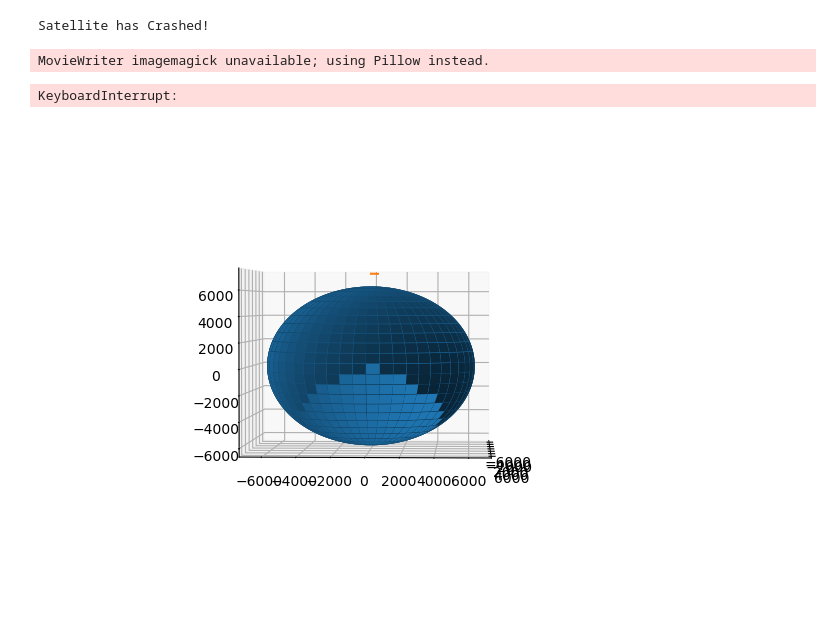
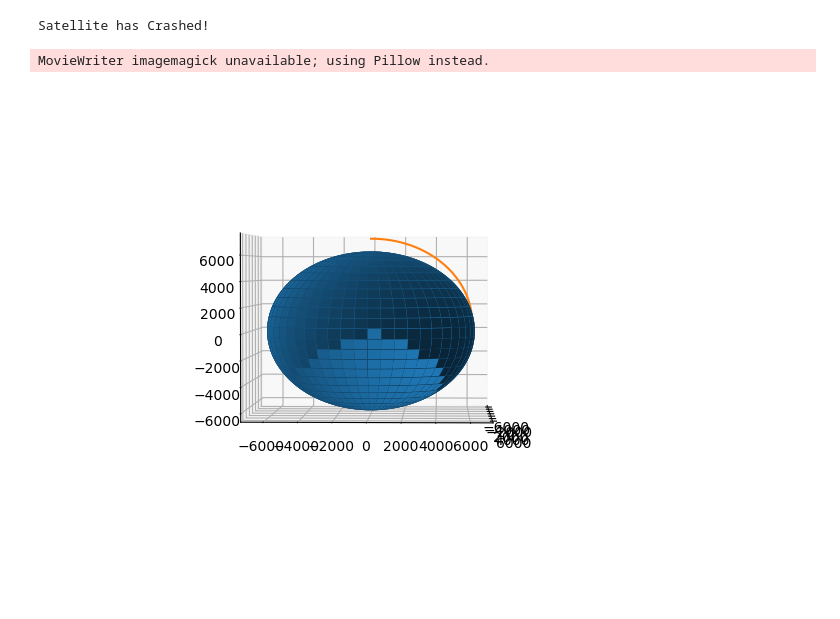
Before and after one commit to gulldhhhhh/ES98B-Skylab, a Jupyter notebook: Code/Simulator/Simulator_0.ipynb, the cells around one changed output. Drawn from its saved outputs; the diff is of its cells as text; code cells hidden in the pictures.

```diff
--- a/Code/Simulator/Simulator_0.ipynb
+++ b/Code/Simulator/Simulator_0.ipynb
@@ -602,50 +622,49 @@ poshist, althist = Simulator(satellite_parameters, radar_parameters)
 # %% [output]
 Satellite has Crashed!
 # %%
-# from matplotlib import animation
+from matplotlib import animation
 
-# poshist = np.array(poshist)
-# init_elev = Cart2Spher(np.array([poshist[0]]))[0][1]
-# final_azmth = Cart2Spher(np.array([poshist[-1]]))[0][2]
+poshist = np.array(poshist)
+init_elev = Cart2Spher(np.array([poshist[0]]))[0][1]
+final_azmth = Cart2Spher(np.array([poshist[-1]]))[0][2]
 
-# fig = plt.figure()
-# ax1 = fig.add_subplot(111, projection='3d')
-# ax1.plot_surface(earth_ellipsoid[0],earth_ellipsoid[1],earth_ellipsoid[2])
-# line, = ax1.plot(poshist[:,0],poshist[:,1],poshist[:,2])
+fig = plt.figure()
+plt.axis('off')
+ax1 = fig.add_subplot(111, projection='3d')
+ax1.plot_surface(earth_ellipsoid[0],earth_ellipsoid[1],earth_ellipsoid[2])
+line, = ax1.plot(poshist[:,0],poshist[:,1],poshist[:,2])
 
-# ax1.view_init(elev = init_elev + np.pi/2, azim = final_azmth + np.pi/2)
+ax1.view_init(elev = init_elev + np.pi/2, azim = final_azmth + np.pi/4)
 
-# # ax_elevation = plt.axes([0.15,0.02,0.4,0.02])
-# # ax_azimuth = plt.axes([0.15,0.05,0.4,0.02])
-# # slider_elevation = Slider(ax_elevation, 'Elevation', -180, 180, valinit=0)
-# # slider_azimuth = Slider(ax_azimuth, 'Azimuth', -180, 180, valinit=-60)
+# ax_elevation = plt.axes([0.15,0.02,0.4,0.02])
+# ax_azimuth = plt.axes([0.15,0.05,0.4,0.02])
+# slider_elevation = Slider(ax_elevation, 'Elevation', -180, 180, valinit=0)
+# slider_azimuth = Slider(ax_azimuth, 'Azimuth', -180, 180, valinit=-60)
 
-# # def update_view(val):
-# #     ax.view_init(elev=slider_elevation.val, azim=slider_azimuth.val)
+# def update_view(val):
+#     ax.view_init(elev=slider_elevation.val, azim=slider_azimuth.val)
 
-# def update(num, poshist, line):
-#     line.set_data(np.array([poshist[:num,0], poshist[:num,1]]))
-#     line.set_3d_properties(np.array(poshist[:num,2]))
+def update(num, poshist, line):
+    line.set_data(np.array([poshist[:num,0], poshist[:num,1]]))
+    line.set_3d_properties(np.array(poshist[:num,2]))
 
-# # Register the update function with the sliders
-# # slider_elevation.on_changed(update_view)
-# # slider_azimuth.on_changed(update_view)
+# Register the update function with the sliders
+# slider_elevation.on_changed(update_view)
+# slider_azimuth.on_changed(update_view)
 
-# # times = np.arange(0,len(althist)) * (dt)
-# # ax2 = fig.add_subplot(122)
-# # ax2.plot(times, althist)
-# # ax2.set_xlabel("Time (s)")
-# # ax2.set_ylabel("Altitude (km)")
-# # ax2.set_title("Altitude of Satellite")
+# times = np.arange(0,len(althist)) * (dt)
+# ax2 = fig.add_subplot(122)
+# ax2.plot(times, althist)
+# ax2.set_xlabel("Time (s)")
+# ax2.set_ylabel("Altitude (km)")
+# ax2.set_title("Altitude of Satellite")
 
-
-# N = np.arange(0,len(poshist),
-# #ani = animation.FuncAnimation(fig, update, N, fargs = (poshist, line), interval = 5, blit=False)
-# #ani.save('SatelliteCrash.gif', writer='imagemagick')
-# plt.subplots_adjust(wspace = 0.9)
-# plt.axis('off')
-# plt.show()
+N = np.arange(0,len(poshist),100).tolist()
+N.append(len(poshist)-1)
+N = iter(tuple(N))
+ani = animation.FuncAnimation(fig, update, N, fargs = (poshist, line), interval = 100, blit=False)
+ani.save('SatelliteCrash.gif', writer='imagemagick')
+plt.subplots_adjust(wspace = 0.9)
 # %% [output]
 MovieWriter imagemagick unavailable; using Pillow instead.
-KeyboardInterrupt:
-[figure, old version]
+[figure, new version]
```
Also changed, not shown: parts of 9 cells of this notebook, 3 other files.
